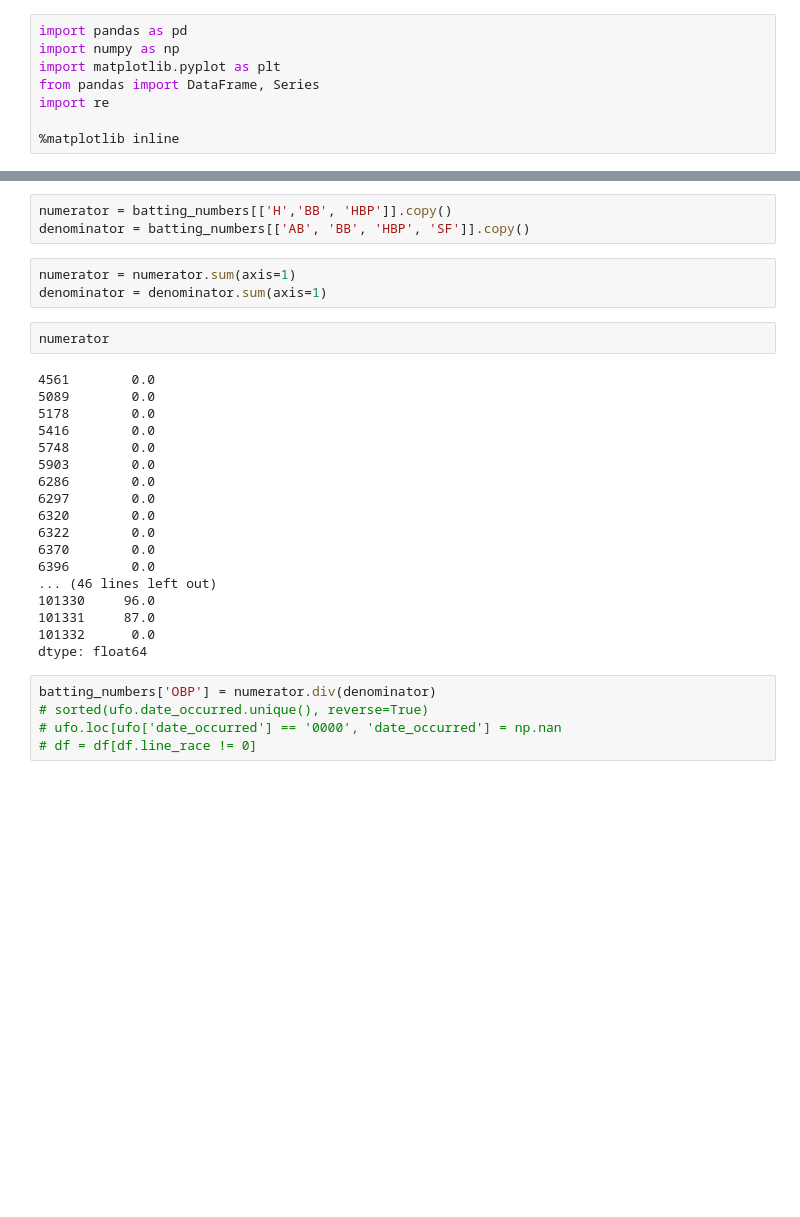
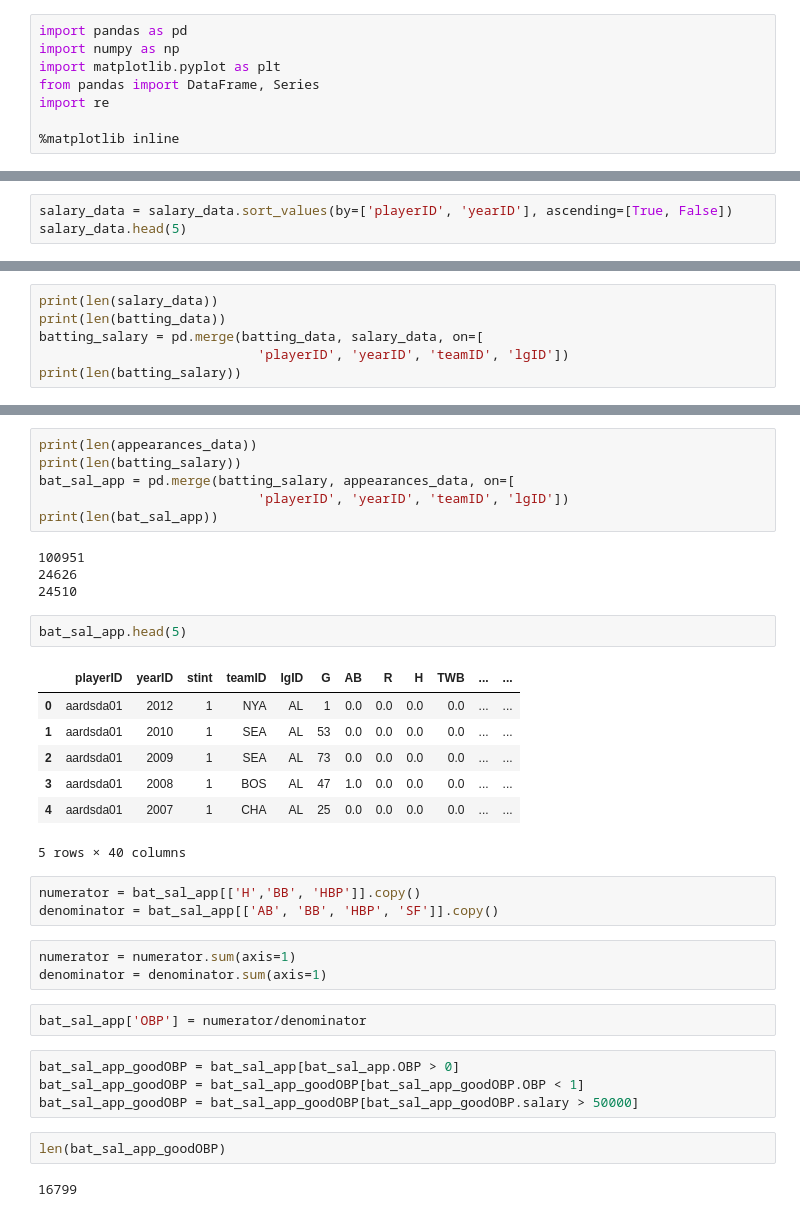
Before and after one commit to gregajohnston/moneyball, a Jupyter notebook: moneyball.ipynb, the cells around one changed output, grey strips where cells are left out. Drawn from its saved outputs; the diff is of its cells as text; blank space fills up the shorter version.

```diff
--- a/moneyball.ipynb
+++ b/moneyball.ipynb
@@ -27,0 +54,3 @@ batting_numbers = batting_numbers[batting_numbers.SF >= 0]
+# %%
+salary_data = salary_data.sort_values(by=['playerID', 'yearID'], ascending=[True, False])
+salary_data.head(5)
@@ -27,0 +75,6 @@ batting_numbers = batting_numbers[batting_numbers.SF >= 0]
+# %%
+print(len(salary_data))
+print(len(batting_data))
+batting_salary = pd.merge(batting_data, salary_data, on=[
+                            'playerID', 'yearID', 'teamID', 'lgID'])
+print(len(batting_salary))
@@ -28,31 +96,36 @@ batting_numbers = batting_numbers[batting_numbers.SF >= 0]
+# %%
+print(len(appearances_data))
+print(len(batting_salary))
+bat_sal_app = pd.merge(batting_salary, appearances_data, on=[
+                            'playerID', 'yearID', 'teamID', 'lgID'])
+print(len(bat_sal_app))
+# %% [output]
+100951
+24626
+24510
+# %%
+bat_sal_app.head(5)
+# %% [output]
+|  | playerID | yearID | stint | teamID | lgID | G | AB | R | H | TWB | ... | ... |
+| 0 | aardsda01 | 2012 | 1 | NYA | AL | 1 | 0.0 | 0.0 | 0.0 | 0.0 | ... | ... |
+| 1 | aardsda01 | 2010 | 1 | SEA | AL | 53 | 0.0 | 0.0 | 0.0 | 0.0 | ... | ... |
+| 2 | aardsda01 | 2009 | 1 | SEA | AL | 73 | 0.0 | 0.0 | 0.0 | 0.0 | ... | ... |
+| 3 | aardsda01 | 2008 | 1 | BOS | AL | 47 | 1.0 | 0.0 | 0.0 | 0.0 | ... | ... |
+| 4 | aardsda01 | 2007 | 1 | CHA | AL | 25 | 0.0 | 0.0 | 0.0 | 0.0 | ... | ... |
+5 rows × 40 columns
 # %%
-numerator = batting_numbers[['H','BB', 'HBP']].copy()
-denominator = batting_numbers[['AB', 'BB', 'HBP', 'SF']].copy()
+numerator = bat_sal_app[['H','BB', 'HBP']].copy()
+denominator = bat_sal_app[['AB', 'BB', 'HBP', 'SF']].copy()
 # %%
 numerator = numerator.sum(axis=1)
 denominator = denominator.sum(axis=1)
-# %%
-numerator
-# %% [output]
-4561        0.0
-5089        0.0
-5178        0.0
-5416        0.0
-5748        0.0
-5903        0.0
-6286        0.0
-6297        0.0
-6320        0.0
-6322        0.0
-6370        0.0
-6396        0.0
-... (46 lines left out)
-101330     96.0
-101331     87.0
-101332      0.0
-dtype: float64
-# %%
-batting_numbers['OBP'] = numerator.div(denominator)
-# sorted(ufo.date_occurred.unique(), reverse=True)
-# ufo.loc[ufo['date_occurred'] == '0000', 'date_occurred'] = np.nan
-# df = df[df.line_race != 0]
+# %%
+bat_sal_app['OBP'] = numerator/denominator
+# %%
+bat_sal_app_goodOBP = bat_sal_app[bat_sal_app.OBP > 0]
+bat_sal_app_goodOBP = bat_sal_app_goodOBP[bat_sal_app_goodOBP.OBP < 1]
+bat_sal_app_goodOBP = bat_sal_app_goodOBP[bat_sal_app_goodOBP.salary > 50000]
+# %%
+len(bat_sal_app_goodOBP)
+# %% [output]
+16799
```
Also changed, not shown: parts of 15 cells of this notebook.
